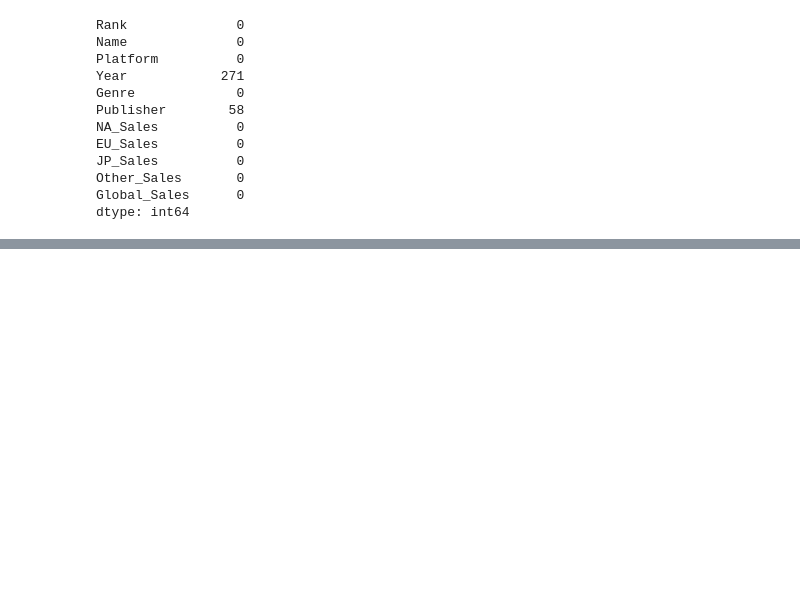
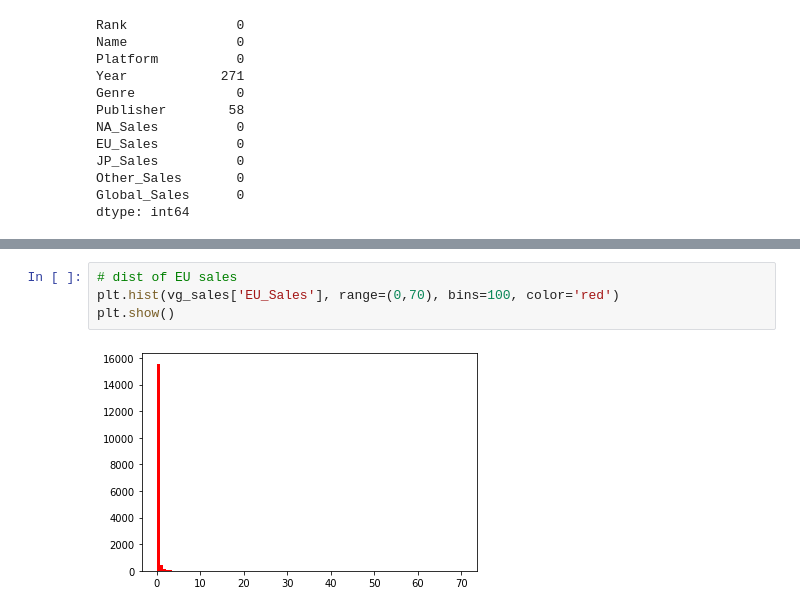
Before and after one commit to ChrisGarciaDS/VideoGame-Sales-Analysis, a Jupyter notebook: VG_analysis.ipynb, the cells around one changed output, grey strips where cells are left out. Drawn from its saved outputs; the diff is of its cells as text; blank space fills up the shorter version.

```diff
--- a/VG_analysis.ipynb
+++ b/VG_analysis.ipynb
@@ -87,0 +172,6 @@ dtype: int64
+# %%
+# dist of EU sales
+plt.hist(vg_sales['EU_Sales'], range=(0,70), bins=100, color='red')
+plt.show()
+# %% [output]
+[figure, added]
```
Also changed, not shown: parts of 16 cells of this notebook.
